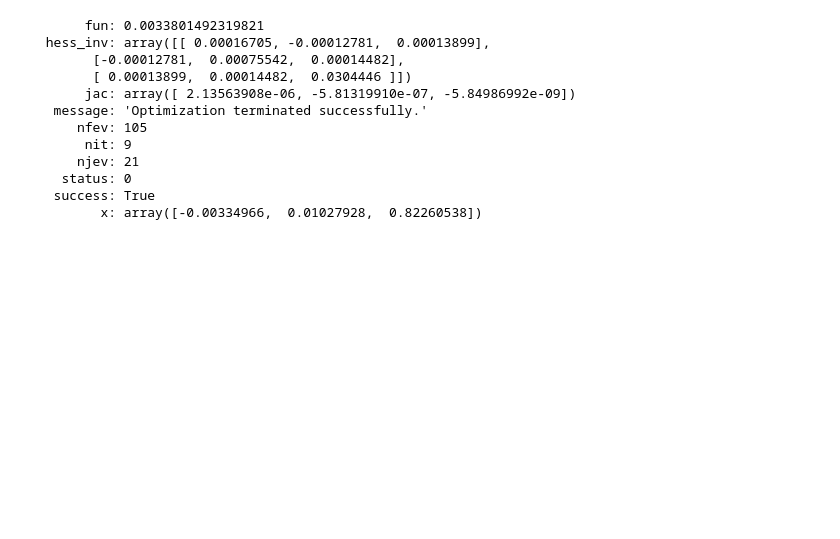
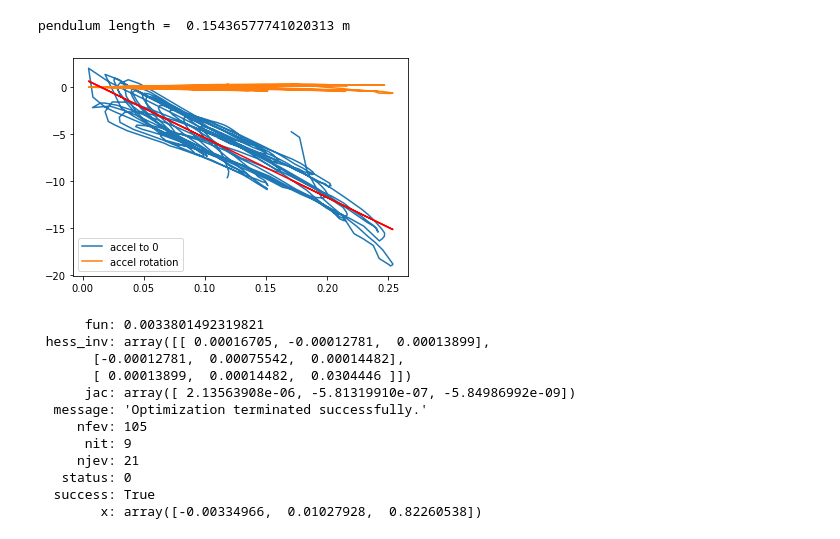
Before and after one commit to goatchurchprime/RTK_on_the_beach, a Jupyter notebook: notebooks/pendulum_fitting_process.ipynb, the cells around one changed output. Saved outputs shown, nothing was run; the diff lists cells and outputs as text; code cells hidden in the pictures; blank space fills up the shorter version.

Commit message:
pendulum fit bit

```diff
--- a/notebooks/pendulum_fitting_process.ipynb
+++ b/notebooks/pendulum_fitting_process.ipynb
@@ -40,0 +66,17 @@ pCattrname pY
+# %%
+rxy2 = rx0**2 + ry0**2
+rdot = rx0*rx2 + ry0*ry2
+rdotperp = rx0*ry2 - ry0*rx2
+rxylen = numpy.sqrt(rxy2)
+rinwardacceleration = rdot/rxylen
+plt.plot(rxylen, rinwardacceleration, label="accel to 0")
+plt.plot(rxylen, rdotperp, label="accel rotation")
+
+linear_model = numpy.polyfit(rxylen, rinwardacceleration, 1)
+linear_model_fn = numpy.poly1d(linear_model)
+plt.plot(rxylen, linear_model_fn(rxylen), color="red")
+plt.legend()
+print("pendulum length = ", -9.81/linear_model[0], "m")
+# %% [output]
+pendulum length =  0.15436577741020313 m
+[figure, added]
```
Also changed, not shown: parts of 12 cells of this notebook, 1 other file.
